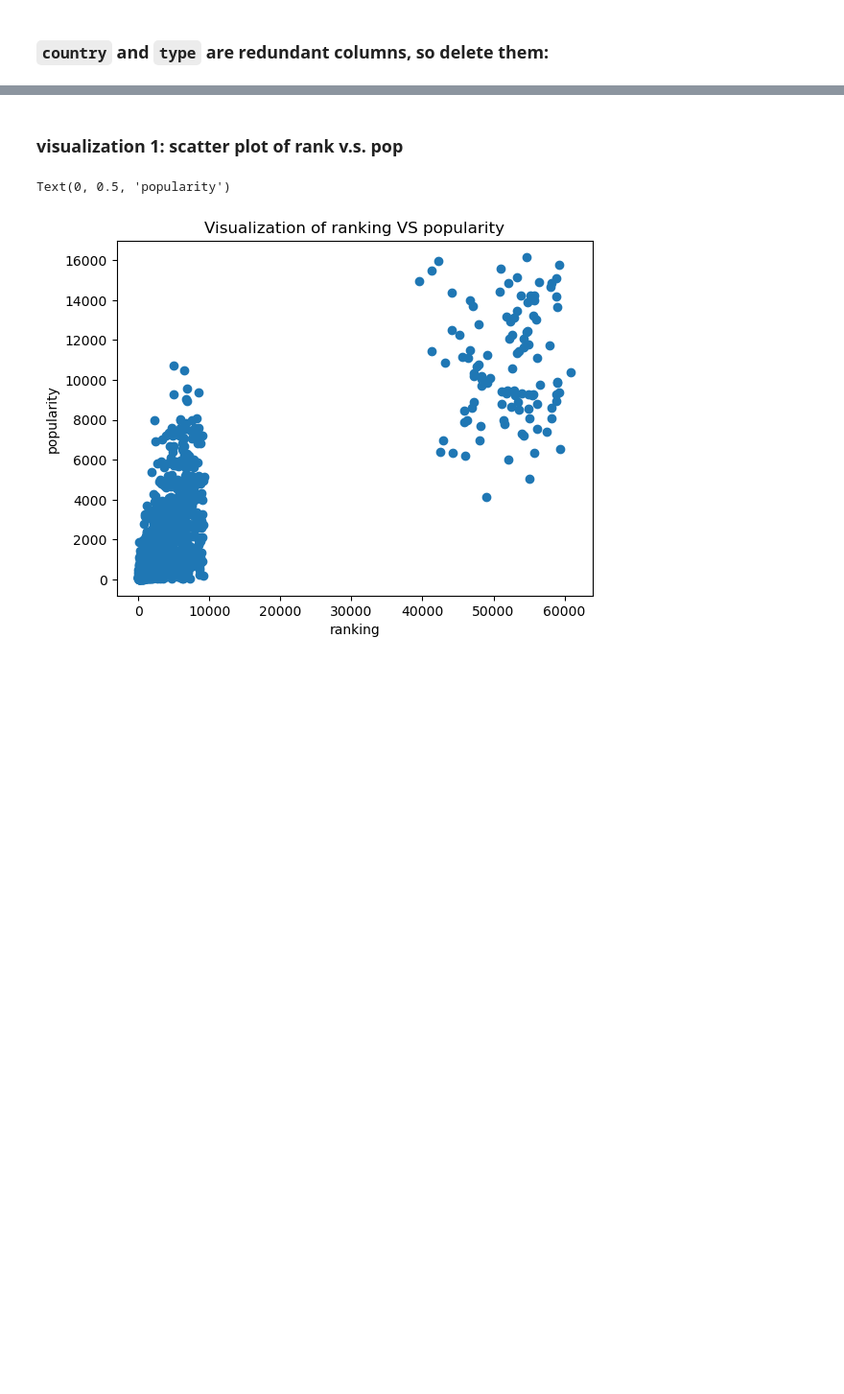
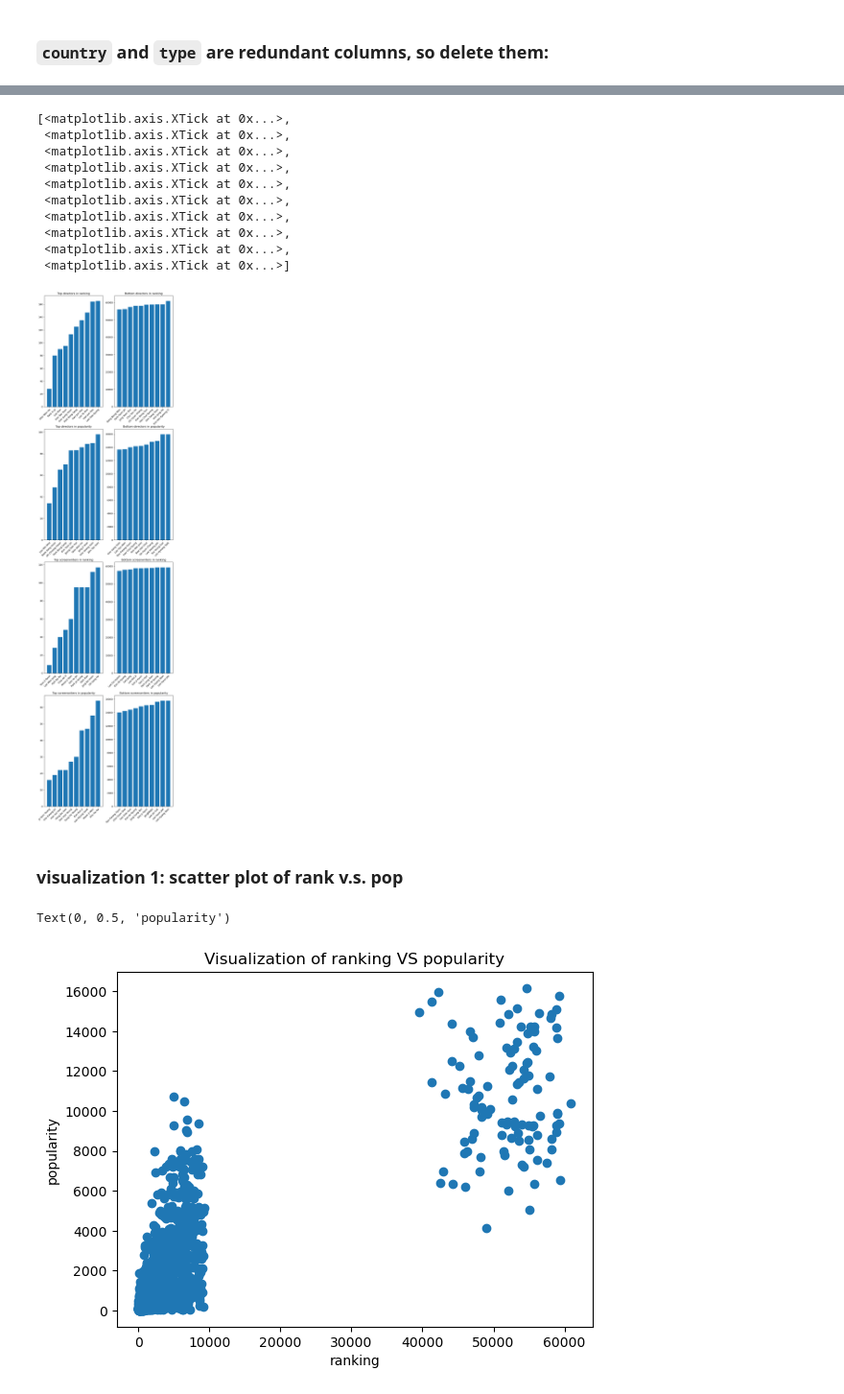
Before and after one commit to My990813/Applied-Data-Science-Project-One, a Jupyter notebook: Visualization.ipynb, the cells around one changed output, grey strips where cells are left out. Shown at 96% size. Saved outputs shown, nothing was run; the diff lists cells and outputs as text; code cells hidden in the pictures; blank space fills up the shorter version.

Commit message:
Update Visualization.ipynb
Rank of directors and screenwriters wrt rank & popularity

```diff
--- a/Visualization.ipynb
+++ b/Visualization.ipynb
@@ -31,0 +26,8 @@ dtype: object
+# %%
+import re
+director_rank = pd.DataFrame({'director': info['director'].apply(lambda x: np.NaN if pd.isnull(x) else re.split(r"', '", x.strip('[\']'))),
+                             'screenwriter': info['screenwriter'].apply(lambda x: np.NaN if pd.isnull(x) else re.split(r"', '", x.strip('[\']'))),
+                             'rank': info['rank'],
+                             'pop': info['pop']
+                             })
+director_rank
@@ -32,3 +76,48 @@ dtype: object
+# %%
+fig, axs = plt.subplots(4, 2, figsize=(10, 40))
+axs[0, 0].bar(rank1.head(10).index, rank1.head(10)['rank'])
+axs[0, 0].set_title("Top directors in ranking")
+axs[0, 0].set_xticks(range(10), rank1.head(10).index, rotation=45, ha="right", rotation_mode="anchor")
+
+axs[0, 1].bar(rank1.tail(10).index, rank1.tail(10)['rank'])
+axs[0, 1].set_title("Bottom directors in ranking")
+axs[0, 1].set_xticks(range(10), rank1.tail(10).index, rotation=45, ha="right", rotation_mode="anchor")
+
+axs[1, 0].bar(rank2.head(10).index, rank2.head(10)['pop'])
+axs[1, 0].set_title("Top directors in popularity")
+axs[1, 0].set_xticks(range(10), rank2.head(10).index, rotation=45, ha="right", rotation_mode="anchor")
+
+axs[1, 1].bar(rank2.tail(10).index, rank2.tail(10)['pop'])
+axs[1, 1].set_title("Bottom directors in popularity")
+axs[1, 1].set_xticks(range(10), rank2.tail(10).index, rotation=45, ha="right", rotation_mode="anchor")
+
+axs[2, 0].bar(rank3.head(10).index, rank3.head(10)['rank'])
+axs[2, 0].set_title("Top screenwriters in ranking")
+axs[2, 0].set_xticks(range(10), rank3.head(10).index, rotation=45, ha="right", rotation_mode="anchor")
+
+axs[2, 1].bar(rank3.tail(10).index, rank3.tail(10)['rank'])
+axs[2, 1].set_title("Bottom screenwriters in ranking")
+axs[2, 1].set_xticks(range(10), rank3.tail(10).index, rotation=45, ha="right", rotation_mode="anchor")
+
+axs[3, 0].bar(rank4.head(10).index, rank4.head(10)['pop'])
+axs[3, 0].set_title("Top screenwriters in popularity")
+axs[3, 0].set_xticks(range(10), rank4.head(10).index, rotation=45, ha="right", rotation_mode="anchor")
+
+axs[3, 1].bar(rank4.tail(10).index, rank4.tail(10)['pop'])
+axs[3, 1].set_title("Bottom screenwriters in popularity")
+axs[3, 1].set_xticks(range(10), rank4.tail(10).index, rotation=45, ha="right", rotation_mode="anchor")
+# %% [output]
+[<matplotlib.axis.XTick at 0x...>,
+ <matplotlib.axis.XTick at 0x...>,
+ <matplotlib.axis.XTick at 0x...>,
+ <matplotlib.axis.XTick at 0x...>,
+ <matplotlib.axis.XTick at 0x...>,
+ <matplotlib.axis.XTick at 0x...>,
+ <matplotlib.axis.XTick at 0x...>,
+ <matplotlib.axis.XTick at 0x...>,
+ <matplotlib.axis.XTick at 0x...>,
+ <matplotlib.axis.XTick at 0x...>]
+[figure, added]
 # %% [markdown]
 ### visualization 1: scatter plot of rank v.s. pop
 # %%
```
Also changed, not shown: parts of 6 cells of this notebook.
